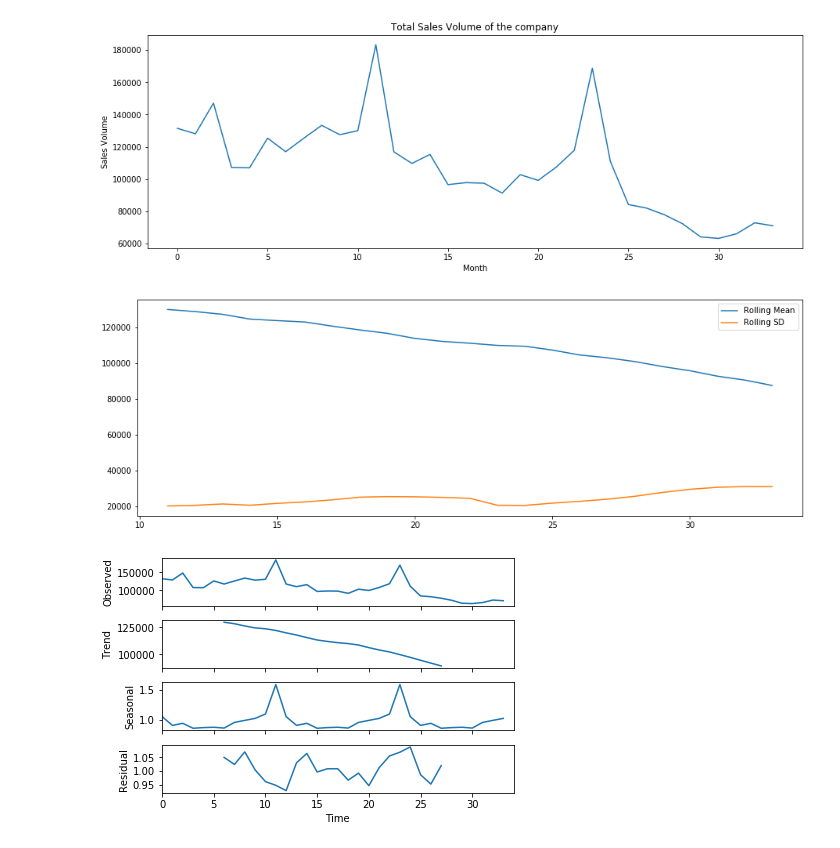
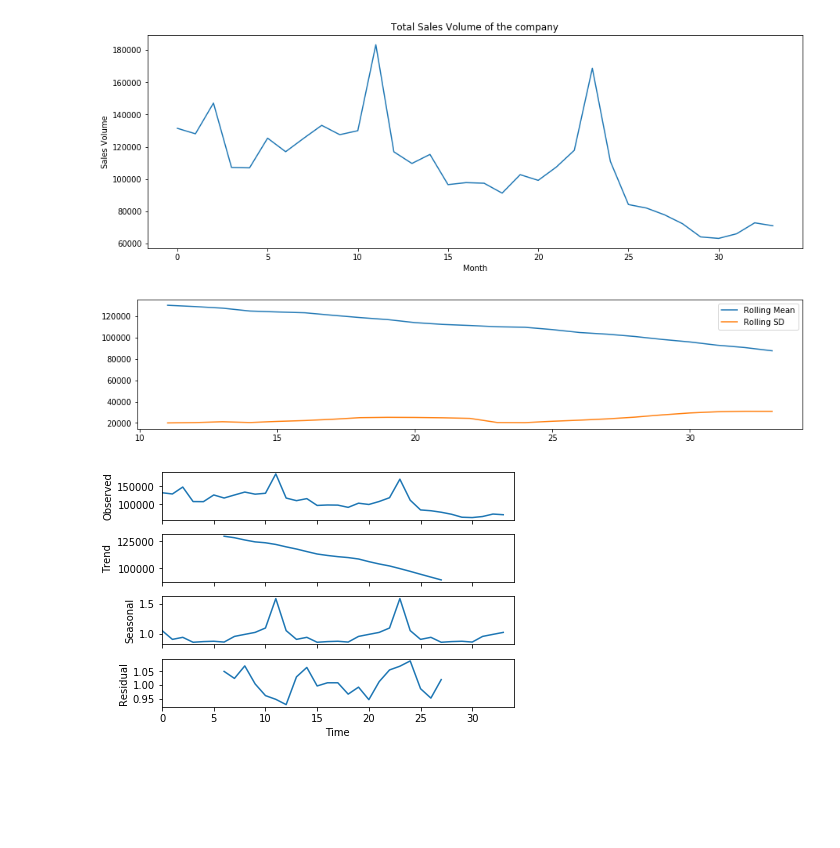
Before and after one commit to andrewcreates/DataScience-Projects, a Jupyter notebook: future_sales_prediction_kaggle/time_series_practice.ipynb, the cells around one changed output. Drawn from its saved outputs; the diff is of its cells as text; code cells hidden in the pictures; blank space fills up the shorter version.

```diff
--- a/future_sales_prediction_kaggle/time_series_practice.ipynb
+++ b/future_sales_prediction_kaggle/time_series_practice.ipynb
@@ -97,11 +97,11 @@ Name: item_cnt_day, dtype: float64
 [figure]
 # %%
 #this shows the general downward trend over the course of the year
-plt.figure(figsize=(15,5))
+plt.figure(figsize=(15,3))
 plt.plot(totalvol.rolling(window=12, center=False).mean(), label='Rolling Mean');
 plt.plot(totalvol.rolling(window=12, center=False).std(), label='Rolling SD');
 plt.legend();
 # %% [output]
-[figure, old version]
+[figure, new version]
 # %%
 #run decomposition for trend, seasonality, and residuals
```
Also changed, not shown: parts of 6 cells of this notebook.
